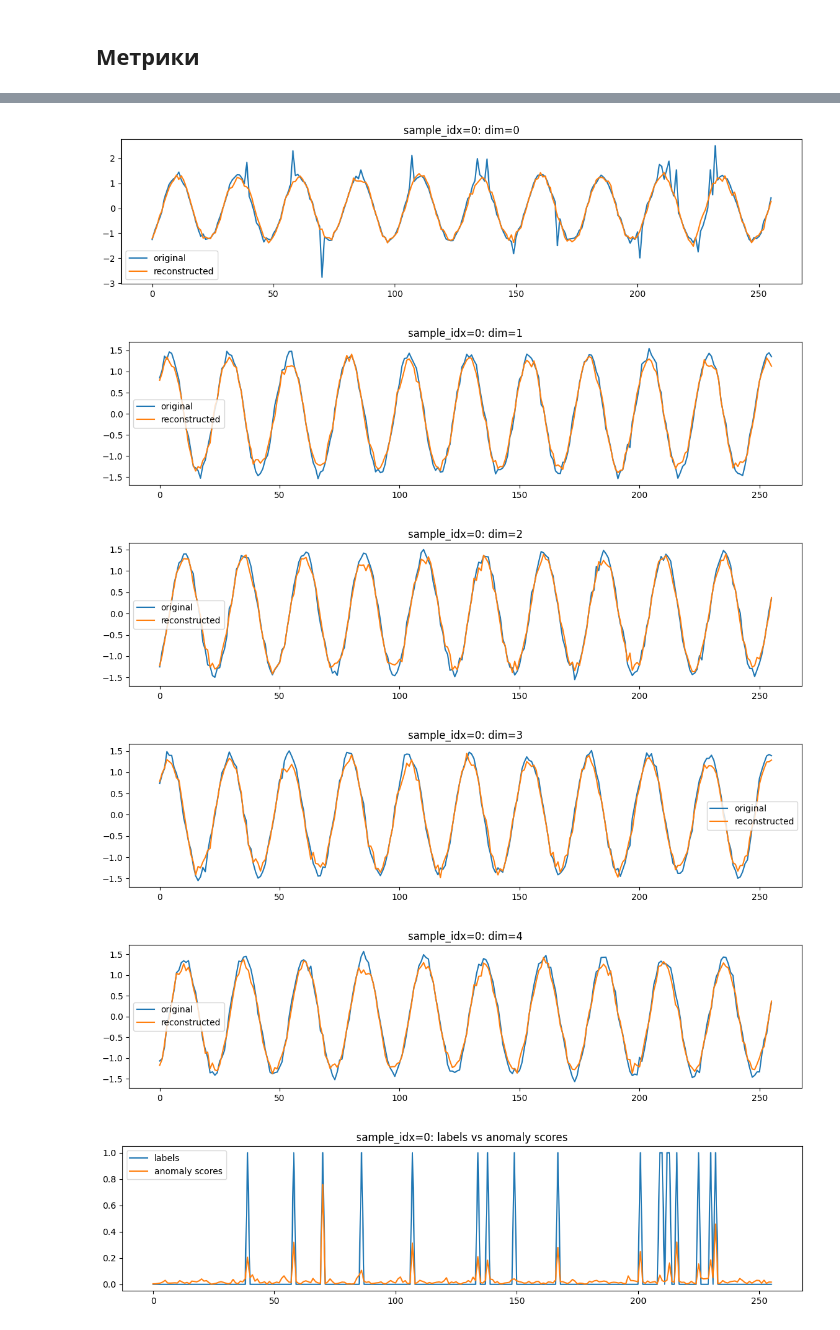
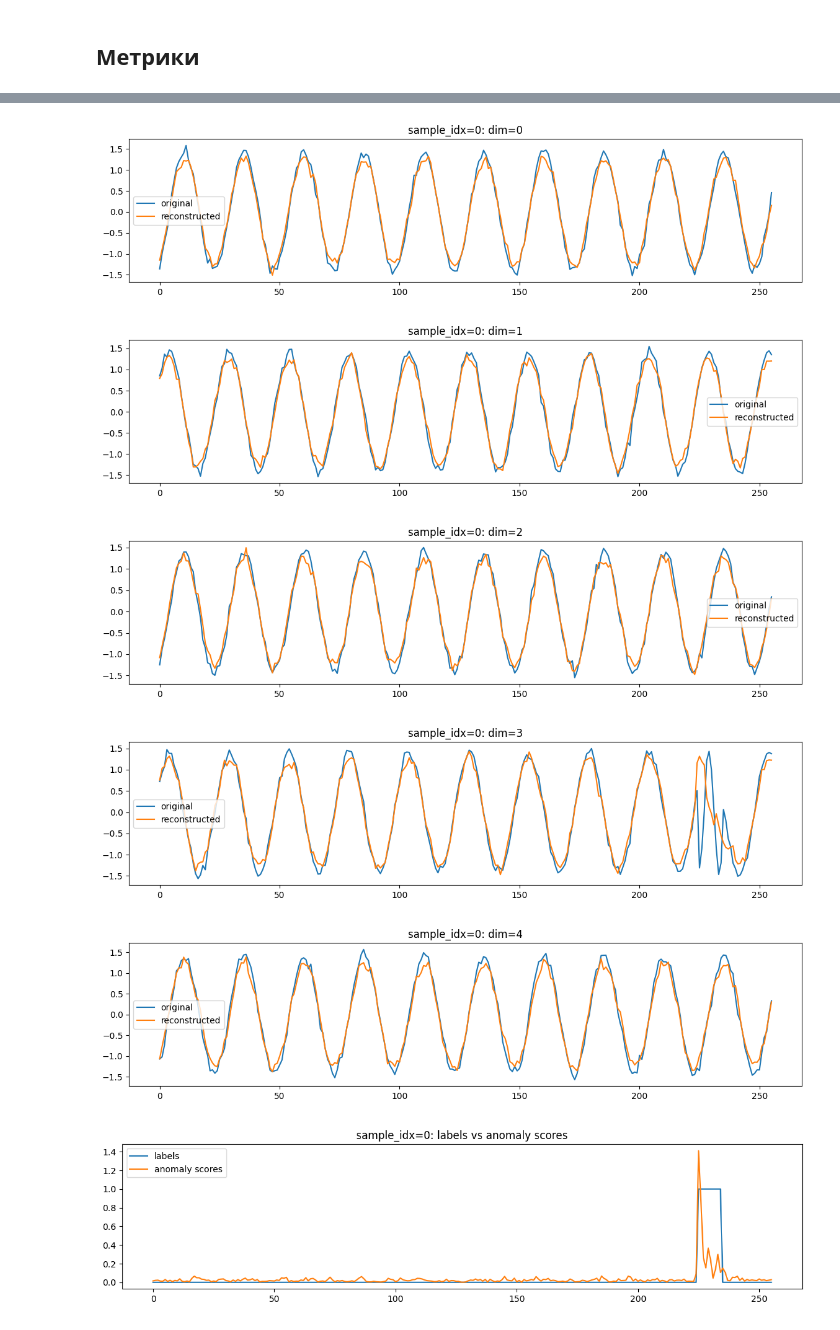
Before and after one commit to necroshine0/time-anomaly, a Jupyter notebook: exp/DiffusionAE-flatten.ipynb, the cells around one changed output, grey strips where cells are left out. Saved outputs shown, nothing was run; the diff lists cells and outputs as text; code cells hidden in the pictures.

```diff
--- a/exp/DiffusionAE-flatten.ipynb
+++ b/exp/DiffusionAE-flatten.ipynb
@@ -335,9 +309,0 @@ show_example("pattern_shapelet")
-# %%
-show_example("point_global")
-# %% [output]
-[figure, removed]
-[figure, removed]
-[figure, removed]
-[figure, removed]
-[figure, removed]
-[figure, removed]
@@ -435,0 +310,9 @@ show_example("point_global")
+# %%
+show_example("pattern_seasonal")
+# %% [output]
+[figure, added]
+[figure, added]
+[figure, added]
+[figure, added]
+[figure, added]
+[figure, added]
```
Also changed, not shown: parts of 13 cells of this notebook, 11 other files.
